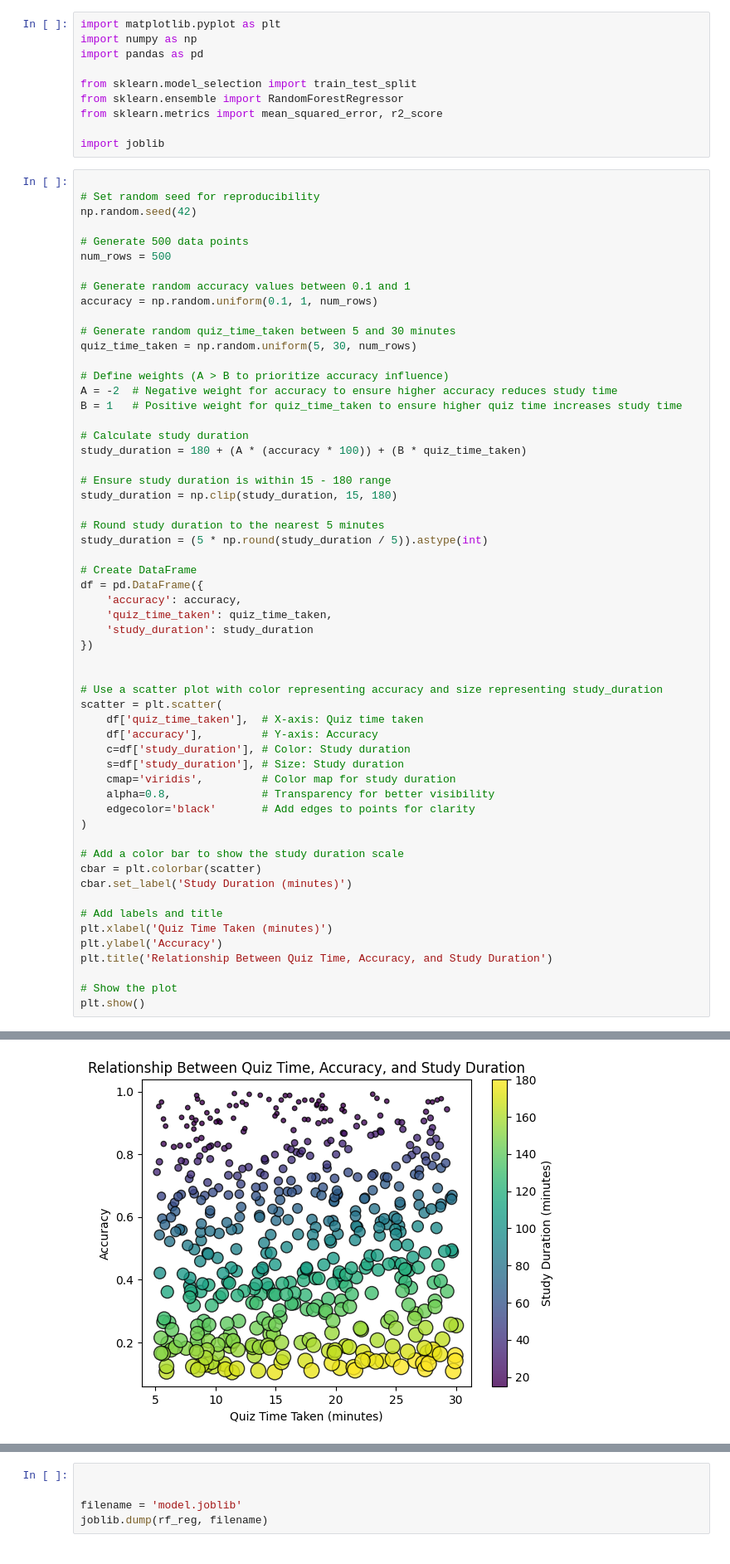
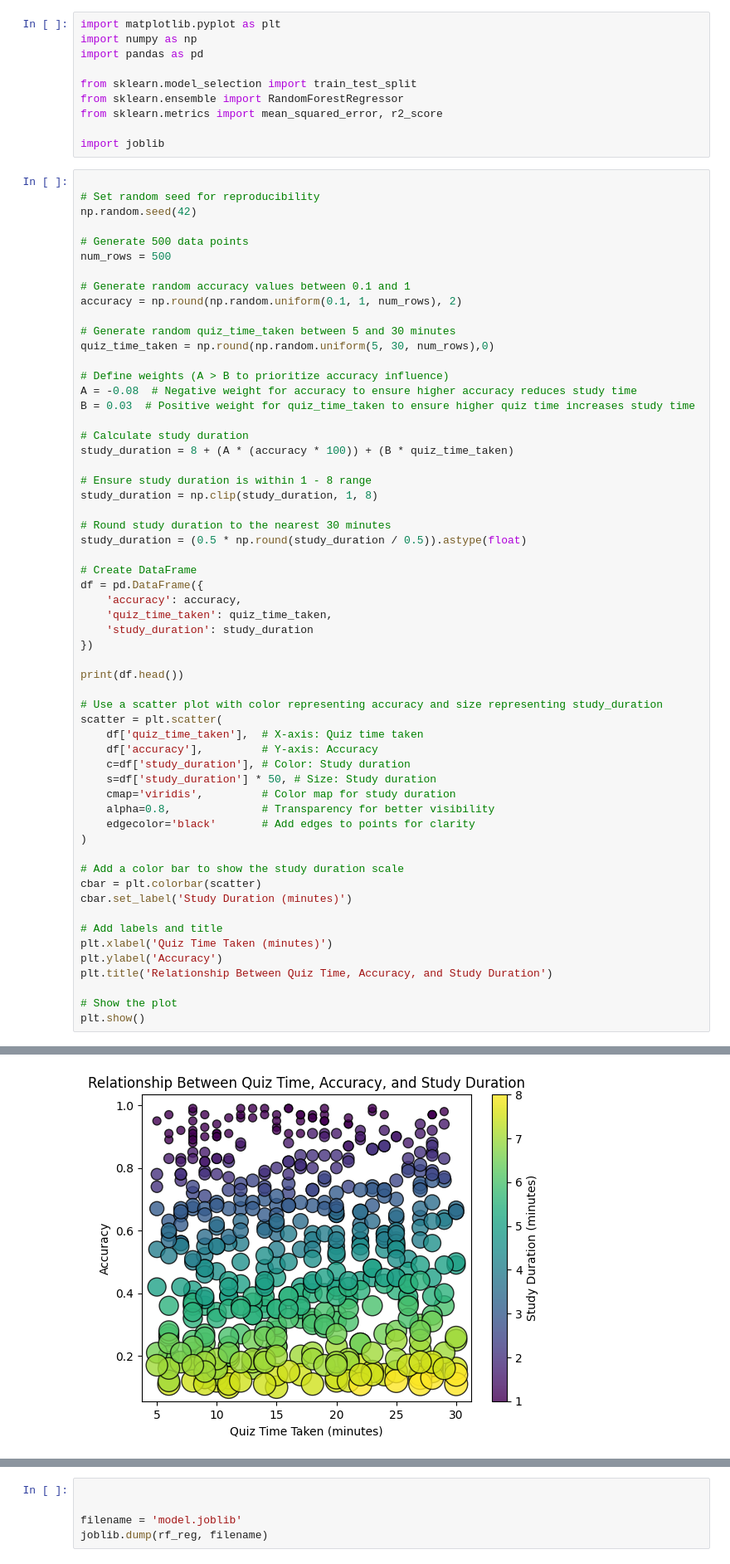
Before and after one commit to aboulmichacker/jm_senior_python_ai_api, a Jupyter notebook: ai_model_training.ipynb, the cells around one changed output, grey strips where cells are left out. Shown at 83% size. Drawn from its saved outputs; the diff is of its cells as text.

Commit message:
model generates full duration instead of daily duration

```diff
--- a/ai_model_training.ipynb
+++ b/ai_model_training.ipynb
@@ -17,23 +17,23 @@ np.random.seed(42)
 num_rows = 500
 
 # Generate random accuracy values between 0.1 and 1
-accuracy = np.random.uniform(0.1, 1, num_rows)
+accuracy = np.round(np.random.uniform(0.1, 1, num_rows), 2)
 
 # Generate random quiz_time_taken between 5 and 30 minutes
-quiz_time_taken = np.random.uniform(5, 30, num_rows)
+quiz_time_taken = np.round(np.random.uniform(5, 30, num_rows),0)
 
 # Define weights (A > B to prioritize accuracy influence)
-A = -2  # Negative weight for accuracy to ensure higher accuracy reduces study time
-B = 1   # Positive weight for quiz_time_taken to ensure higher quiz time increases study time
+A = -0.08  # Negative weight for accuracy to ensure higher accuracy reduces study time
+B = 0.03  # Positive weight for quiz_time_taken to ensure higher quiz time increases study time
 
 # Calculate study duration
-study_duration = 180 + (A * (accuracy * 100)) + (B * quiz_time_taken)
+study_duration = 8 + (A * (accuracy * 100)) + (B * quiz_time_taken)
 
-# Ensure study duration is within 15 - 180 range
-study_duration = np.clip(study_duration, 15, 180)
+# Ensure study duration is within 1 - 8 range
+study_duration = np.clip(study_duration, 1, 8)
 
-# Round study duration to the nearest 5 minutes
-study_duration = (5 * np.round(study_duration / 5)).astype(int)
+# Round study duration to the nearest 30 minutes
+study_duration = (0.5 * np.round(study_duration / 0.5)).astype(float)
 
 # Create DataFrame
 df = pd.DataFrame({
@@ -42,13 +42,14 @@ df = pd.DataFrame({
     'study_duration': study_duration
 })
 
+print(df.head())
 
 # Use a scatter plot with color representing accuracy and size representing study_duration
 scatter = plt.scatter(
     df['quiz_time_taken'],  # X-axis: Quiz time taken
     df['accuracy'],         # Y-axis: Accuracy
     c=df['study_duration'], # Color: Study duration
-    s=df['study_duration'], # Size: Study duration
+    s=df['study_duration'] * 50, # Size: Study duration
     cmap='viridis',         # Color map for study duration
     alpha=0.8,              # Transparency for better visibility
     edgecolor='black'       # Add edges to points for clarity
@@ -69,4 +76,4 @@ plt.show()
-[figure, old version]
+[figure, new version]
 # %%
 
 data = pd.DataFrame(df)
```
Also changed, not shown: parts of 3 cells of this notebook, 2 other files.
